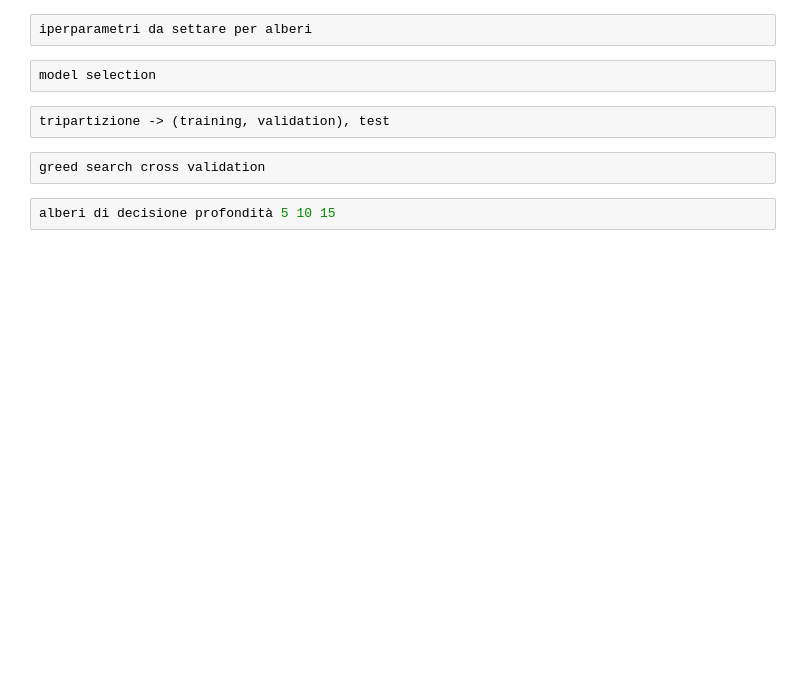
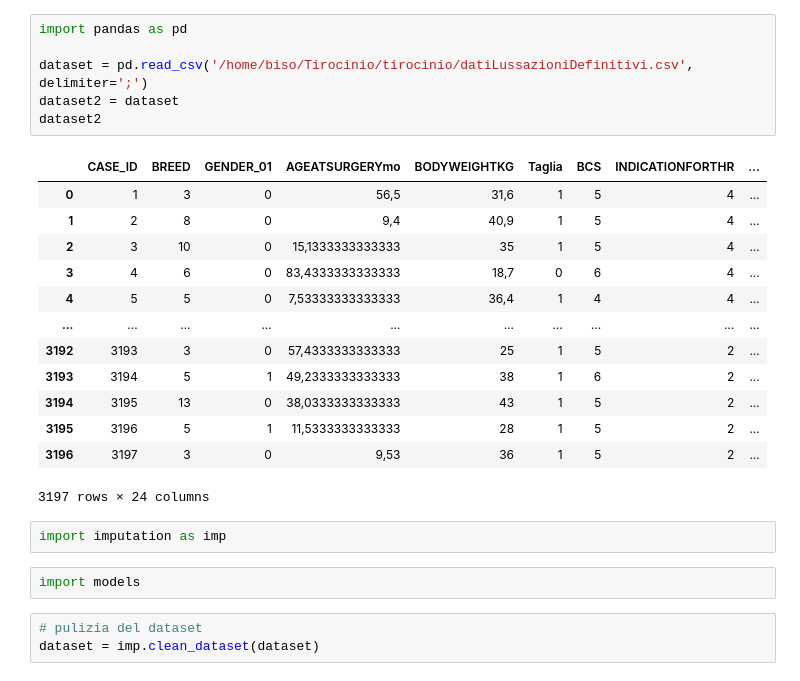
Before and after one commit to MatteoBisotti/Tirocinio, a Jupyter notebook: tirocinio/Model_regression/Regression.ipynb, the cells around one changed output. Saved outputs shown, nothing was run; the diff lists cells and outputs as text; blank space fills up the shorter version.

```diff
--- a/tirocinio/Model_regression/Regression.ipynb
+++ b/tirocinio/Model_regression/Regression.ipynb
@@ -571,10 +1,27 @@ vedere come si comporta sui dati originali
-# %%
-iperparametri da settare per alberi
-# %%
-model selection
-# %%
-tripartizione -> (training, validation), test
-# %%
-greed search cross validation
-# %%
-alberi di decisione profondità 5 10 15
+# %%
+import pandas as pd
+
+dataset = pd.read_csv('/home/biso/Tirocinio/tirocinio/datiLussazioniDefinitivi.csv', delimiter=';')
+dataset2 = dataset
+dataset2
+# %% [output]
+|  | CASE_ID | BREED | GENDER_01 | AGEATSURGERYmo | BODYWEIGHTKG | Taglia | BCS | INDICATIONFORTHR | ... |
+| 0 | 1 | 3 | 0 | 56,5 | 31,6 | 1 | 5 | 4 | ... |
+| 1 | 2 | 8 | 0 | 9,4 | 40,9 | 1 | 5 | 4 | ... |
+| 2 | 3 | 10 | 0 | 15,1333333333333 | 35 | 1 | 5 | 4 | ... |
+| 3 | 4 | 6 | 0 | 83,4333333333333 | 18,7 | 0 | 6 | 4 | ... |
+| 4 | 5 | 5 | 0 | 7,53333333333333 | 36,4 | 1 | 4 | 4 | ... |
+| ... | ... | ... | ... | ... | ... | ... | ... | ... | ... |
+| 3192 | 3193 | 3 | 0 | 57,4333333333333 | 25 | 1 | 5 | 2 | ... |
+| 3193 | 3194 | 5 | 1 | 49,2333333333333 | 38 | 1 | 6 | 2 | ... |
+| 3194 | 3195 | 13 | 0 | 38,0333333333333 | 43 | 1 | 5 | 2 | ... |
+| 3195 | 3196 | 5 | 1 | 11,5333333333333 | 28 | 1 | 5 | 2 | ... |
+| 3196 | 3197 | 3 | 0 | 9,53 | 36 | 1 | 5 | 2 | ... |
+3197 rows × 24 columns
+# %%
+import imputation as imp
+# %%
+import models
+# %%
+# pulizia del dataset
+dataset = imp.clean_dataset(dataset)
```
Also changed, not shown: parts of 67 cells of this notebook, 24 other files.
